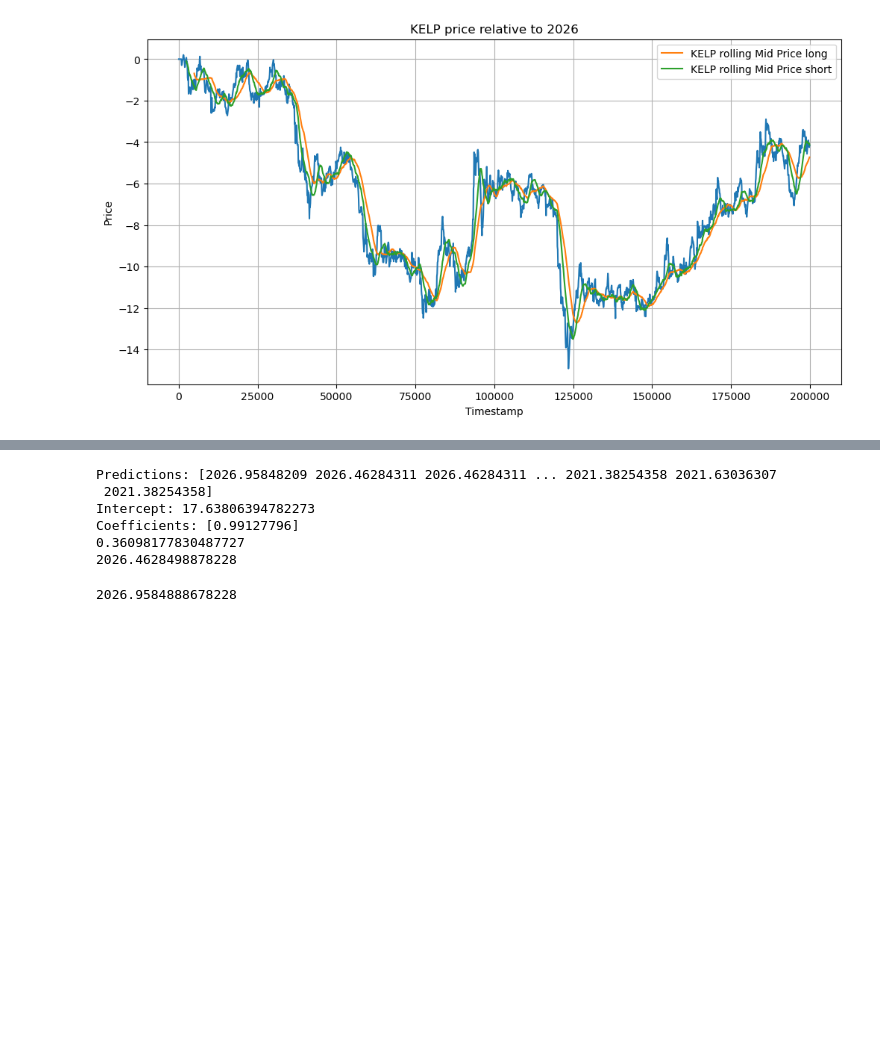
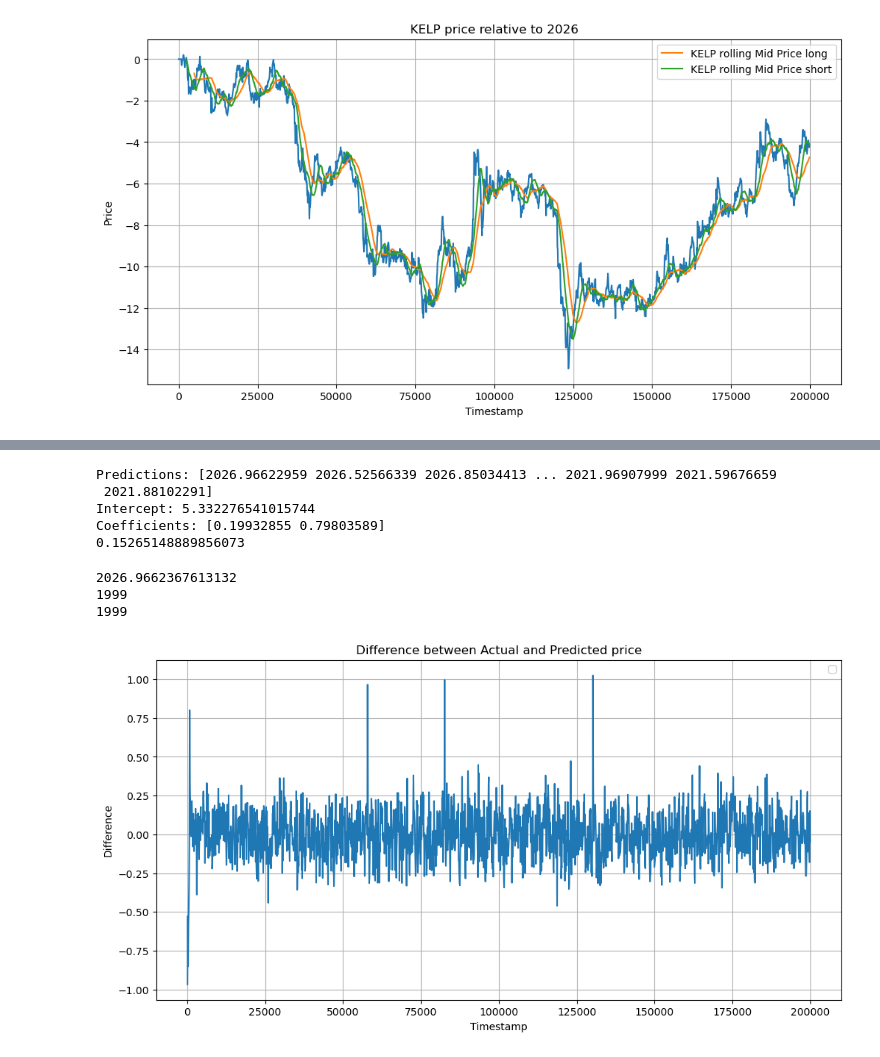
Before and after one commit to UlrichVestuche/IMC-Prosperity-3, a Jupyter notebook: Tutorial Gleb/data_ga.ipynb, the cells around one changed output, grey strips where cells are left out. Cells and saved outputs as stored; diff of their text form; code cells hidden in the pictures; blank space fills up the shorter version.

```diff
--- a/Tutorial Gleb/data_ga.ipynb
+++ b/Tutorial Gleb/data_ga.ipynb
@@ -164,21 +275,21 @@ from sklearn.metrics import mean_squared_error
 # Linear Regression model
 model = LinearRegression()
 
-mid_curr = list(df_kelp['mid_price'])
+mid_curr = df_kelp_weighted_mid
 
-mid_roll = list(df_kelp['mid_price'].rolling(window=4).mean())
+#mid_roll = list(df_kelp['mid_price'].rolling(window=4).mean())
+
 actual_price = list(df_kelp['profit_and_loss'])
+time_lst = list(df_kelp['timestamp'])
 
 Vars = []
 y = []
+time = []
 
-for i in range(3,len(mid_roll)):
-    Vars.append([mid_roll[i]])
+for i in range(1,len(mid_curr)):
+    Vars.append([mid_curr[i-1],mid_curr[i]])
     y.append(actual_price[i] + 2026)
-
-#for i in range(3,len(mid_curr)):
-#    Vars.append([mid_curr[i-3],mid_curr[i-2],mid_curr[i-1],mid_curr[i]])
-#    y.append(actual_price[i] + 2026)
+    time.append(time_lst[i])
 
 X = np.array(Vars)
 
@@ -194,24 +305,39 @@ print("Intercept:", model.intercept_)
 print("Coefficients:", model.coef_)
 
 print(math.sqrt(mean_squared_error(y, y_pred)))
-
-print(17.63806394782273 + 0.99127796 * Vars[1][0])
 # %% [output]
-Predictions: [2026.95848209 2026.46284311 2026.46284311 ... 2021.38254358 2021.63036307
- 2021.38254358]
-Intercept: 17.63806394782273
-Coefficients: [0.99127796]
-0.36098177830487727
-2026.4628498878228
+Predictions: [2026.96622959 2026.52566339 2026.85034413 ... 2021.96907999 2021.59676659
+ 2021.88102291]
+Intercept: 5.332276541015744
+Coefficients: [0.19932855 0.79803589]
+0.15265148889856073
 # %%
 import numpy as np
 
-window_lst = [mid_curr[0],mid_curr[1],mid_curr[2],mid_curr[3]]
-beta_0 = 17.63806394782273
-beta_lst = [0.99127796]
+window_lst = [mid_curr[0],mid_curr[1]]
+beta_0 = 5.332276541015744
+beta_lst = [0.19932855, 0.79803589]
 
-fairprice = beta_0 + beta_lst[0] * np.mean(window_lst)
+fairprice = beta_0 + sum([beta_lst[i] * window_lst[i] for i in range(len(window_lst))])
 
 print(fairprice)
+
+print(len(time))
+print(len(y))
 # %% [output]
-2026.9584888678228
+2026.9662367613132
+1999
+1999
+# %%
+actual_pred_diff = [y[i] - y_pred[i] for i in range(len(y))]
+
+plt.figure(figsize=(12, 6))
+plt.plot(time, actual_pred_diff)
+plt.xlabel('Timestamp')
+plt.ylabel('Difference')
+plt.title('Difference between Actual and Predicted price')
+plt.legend()
+plt.grid(True)
+plt.show()
+# %% [output]
+[figure, added]
```
Also changed, not shown: parts of 10 cells of this notebook, 4 other files.
